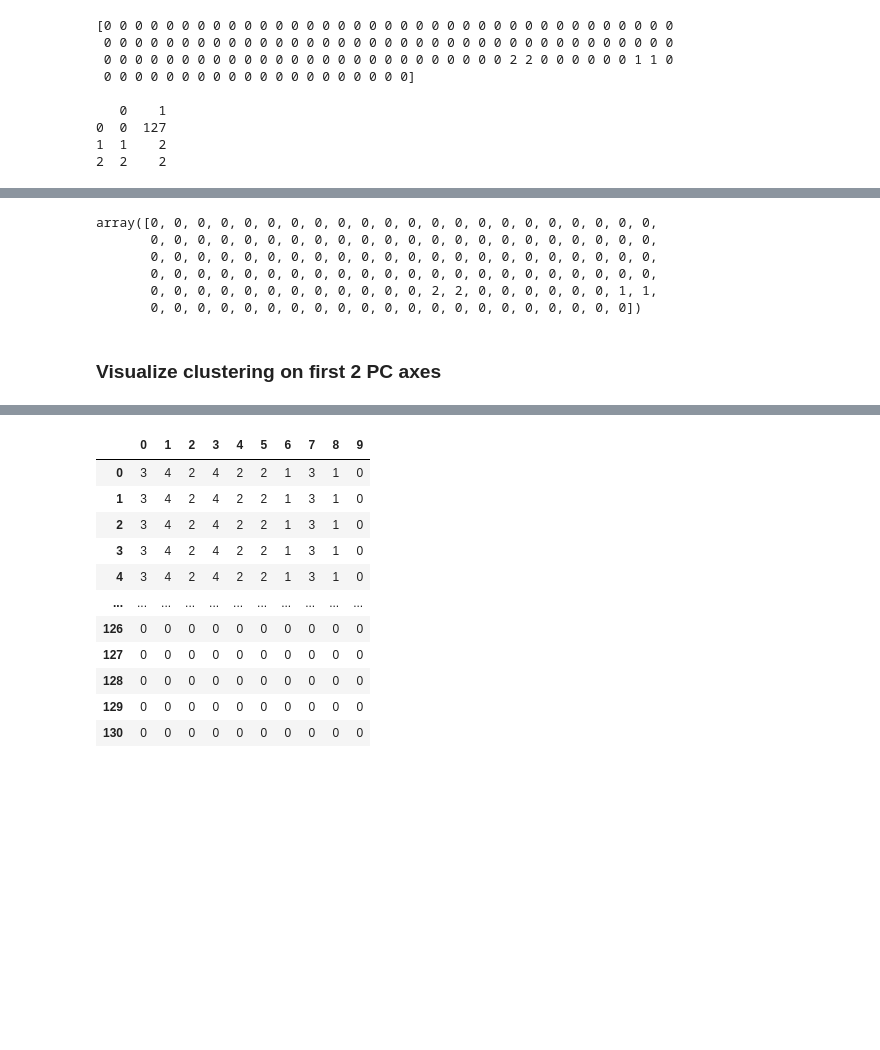
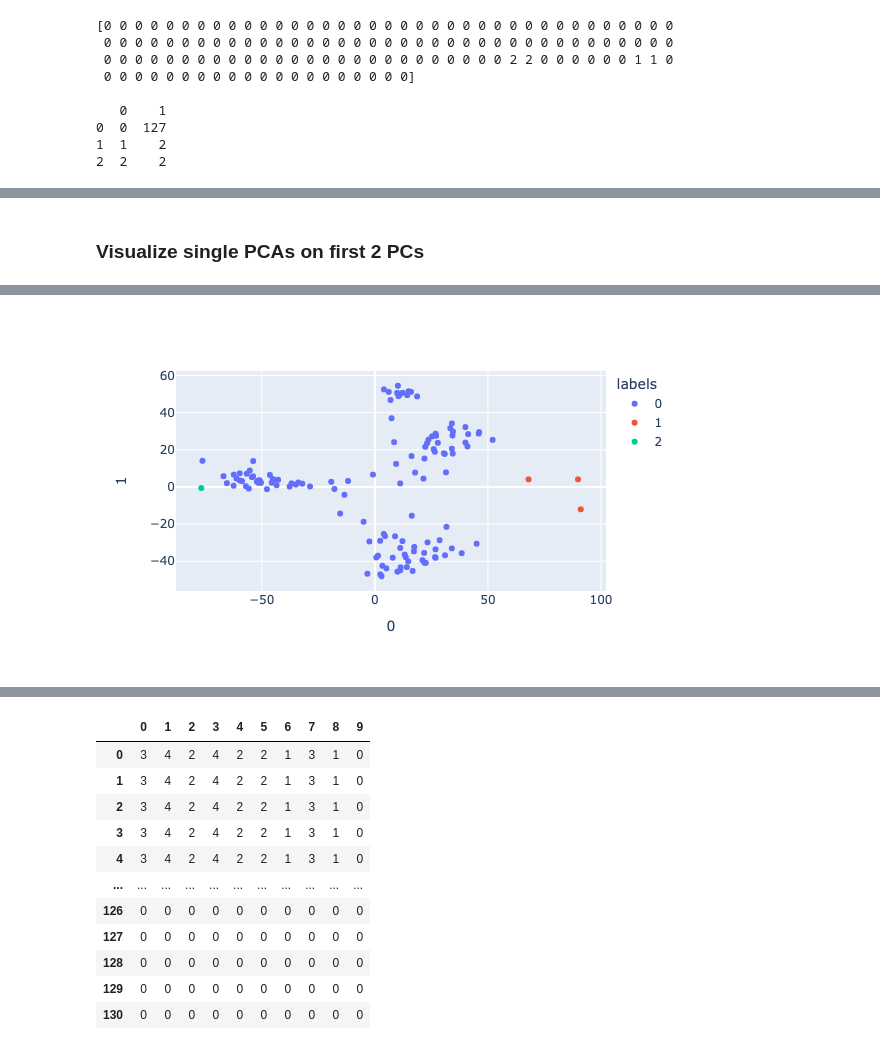
Before and after one commit to nvpatin/MAMBO, a Jupyter notebook: MainScripts/clustering_RAPIDS.ipynb, the cells around one changed output, grey strips where cells are left out. Cells and saved outputs as stored; diff of their text form; code cells hidden in the pictures; blank space fills up the shorter version.

```diff
--- a/MainScripts/clustering_RAPIDS.ipynb
+++ b/MainScripts/clustering_RAPIDS.ipynb
@@ -25,0 +35,4 @@ ran_lo_18S = md.ranRelPct(asvs_18S)
+# %%
+pca_results_16S = md.doPCA(ran_lo_16S)
+pca_results_18S = md.doPCA(ran_lo_18S)
+pca_results_16S["scores"]
@@ -94,18 +81,8 @@ scores_18S
-# %%
-labels_16S
-labels_18S
-# %% [output]
-array([0, 0, 0, 0, 0, 0, 0, 0, 0, 0, 0, 0, 0, 0, 0, 0, 0, 0, 0, 0, 0, 0,
-       0, 0, 0, 0, 0, 0, 0, 0, 0, 0, 0, 0, 0, 0, 0, 0, 0, 0, 0, 0, 0, 0,
-       0, 0, 0, 0, 0, 0, 0, 0, 0, 0, 0, 0, 0, 0, 0, 0, 0, 0, 0, 0, 0, 0,
-       0, 0, 0, 0, 0, 0, 0, 0, 0, 0, 0, 0, 0, 0, 0, 0, 0, 0, 0, 0, 0, 0,
-       0, 0, 0, 0, 0, 0, 0, 0, 0, 0, 0, 0, 2, 2, 0, 0, 0, 0, 0, 0, 1, 1,
-       0, 0, 0, 0, 0, 0, 0, 0, 0, 0, 0, 0, 0, 0, 0, 0, 0, 0, 0, 0, 0])
 # %% [markdown]
-### Visualize clustering on first 2 PC axes
+### Visualize single PCAs on first 2 PCs
 # %%
 # 16S
-scores_16S = md.doPCA(ran_lo_16S)["scores"]
+scores_16S = pca_results_16S["scores"]
 scores_16S["labels"] = labels_16S
 scores_16S["labels"] = scores_16S["labels"].astype(str)
 scores_16S = scores_16S.to_pandas()
@@ -123,2 +99,3 @@ fig.show()
+[figure, added]
 # %%
 # 18S
```
Also changed, not shown: parts of 47 cells of this notebook, 1 other file.
